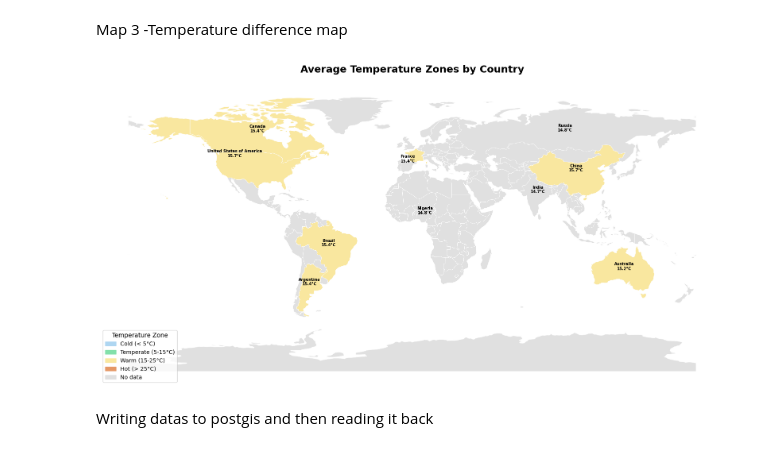
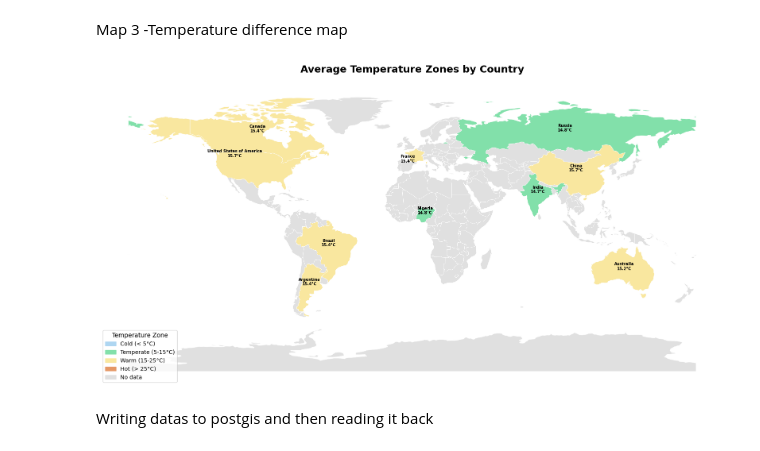
Before and after one commit to AnvarRasul/climate-crop-analysis, a Jupyter notebook: notebooks/04_gis_mapping.ipynb, the cells around one changed output. Cells and saved outputs as stored; diff of their text form; code cells hidden in the pictures.

```diff
--- a/notebooks/04_gis_mapping.ipynb
+++ b/notebooks/04_gis_mapping.ipynb
@@ -171,7 +171,7 @@ temp_zones = df.groupby("Country")["Average_Temperature_C"]\
 
 def temp_zone(t):
     if t < 5:       return "Cold (< 5°C)"
-    elif t < 15:    return "Temperature (5-15°C)"
+    elif t < 15:    return "Temperate (5-15°C)"
     elif t < 25:    return "Warm (15-25°C)"
     else:           return "Hot (> 25°C)"
 
@@ -194,34 +194,34 @@ world_temp.plot(
     color = world_temp["color"],
     edgecolor="white",
     linewidth=0.5
 )
 
 legend_patches = [
     mpatches.Patch(color=color, label=zone)
     for zone, color in zone_colors.items()
 ]
 legend_patches.append(mpatches.Patch(color="#e0e0e0", label="No data"))
 ax.legend(handles=legend_patches, loc="lower left",
         fontsize=10, title="Temperature Zone", title_fontsize=11)
 
 for idx, row in world_temp.dropna(subset=["zone"]).iterrows():
     centroid = row.geometry.centroid
     ax.annotate(
         f"{row['ADMIN']}\n{row['avg_temp']:.1f}°C",
         xy = (centroid.x, centroid.y),
         ha = "center",
         fontsize = 7,
         fontweight = "bold"
     )
 
 ax.set_title("Average Temperature Zones by Country",
             fontsize=18, fontweight="bold", pad=20)
 ax.set_axis_off()
 plt.tight_layout()
 plt.savefig("../outputs/maps/03_temp_zones.png", dpi=150)
 plt.show()
 # %% [output]
-[figure, old version]
+[figure, new version]
 # %% [markdown]
 Writing datas to postgis and then reading it back
 # %%
```
Also changed, not shown: 1 other file.
